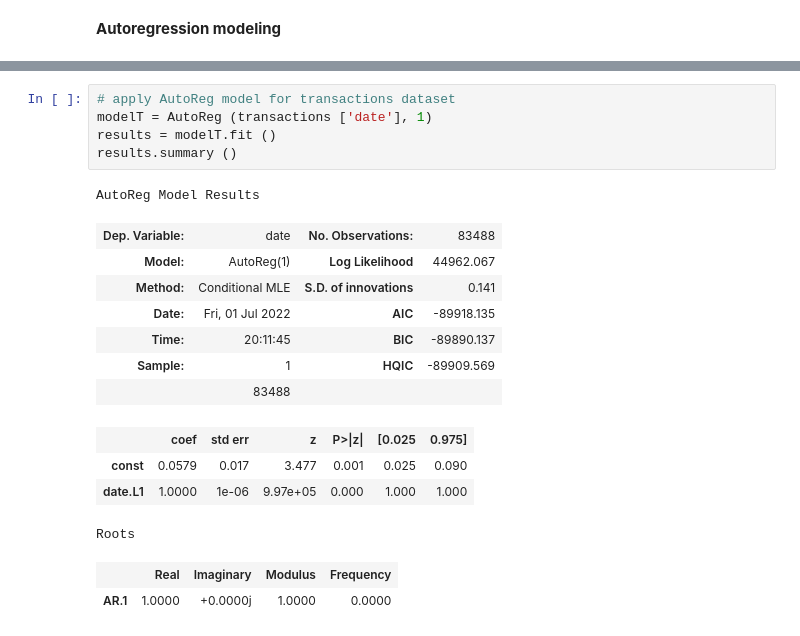
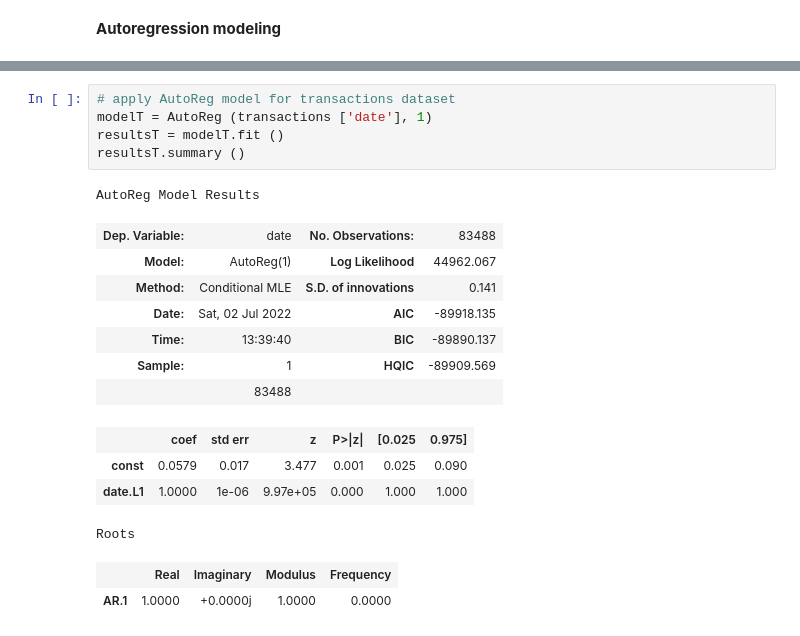
Before and after one commit to AleksandrMorozov123/Competition-on-kaggle-, a Jupyter notebook: time-series-forecasting-with-python.ipynb, the cells around one changed output, grey strips where cells are left out. Drawn from its saved outputs; the diff is of its cells as text.

```diff
--- a/time-series-forecasting-with-python.ipynb
+++ b/time-series-forecasting-with-python.ipynb
@@ -313,15 +313,15 @@ Roots
 # %%
 # apply AutoReg model for transactions dataset
 modelT = AutoReg (transactions ['date'], 1)
-results = modelT.fit ()
-results.summary ()
+resultsT = modelT.fit ()
+resultsT.summary ()
 # %% [output]
 AutoReg Model Results
 | Dep. Variable: | date | No. Observations: | 83488 |
 | Model: | AutoReg(1) | Log Likelihood | 44962.067 |
 | Method: | Conditional MLE | S.D. of innovations | 0.141 |
-| Date: | Fri, 01 Jul 2022 | AIC | -89918.135 |
-| Time: | 20:11:45 | BIC | -89890.137 |
+| Date: | Sat, 02 Jul 2022 | AIC | -89918.135 |
+| Time: | 13:39:40 | BIC | -89890.137 |
 | Sample: | 1 | HQIC | -89909.569 |
 |  | 83488 |  |  |
 |  | coef | std err | z | P>|z| | [0.025 | 0.975] |
```
Also changed, not shown: parts of 11 cells of this notebook.
